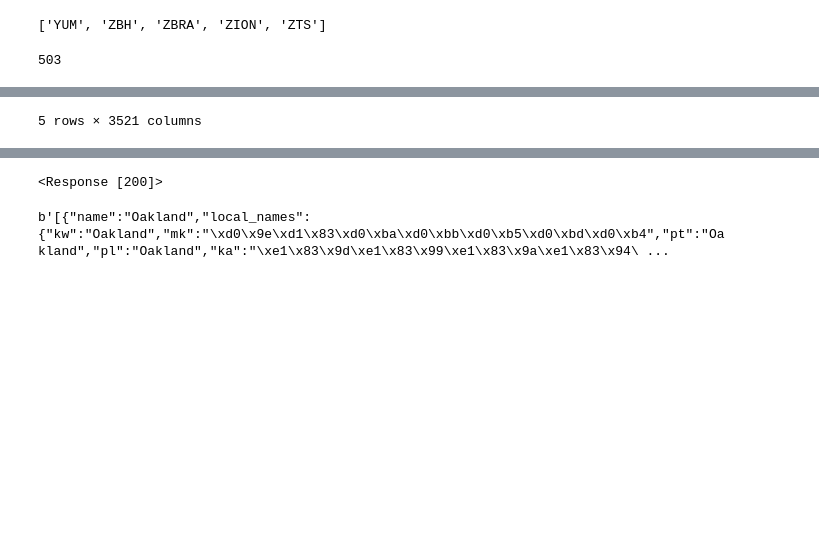
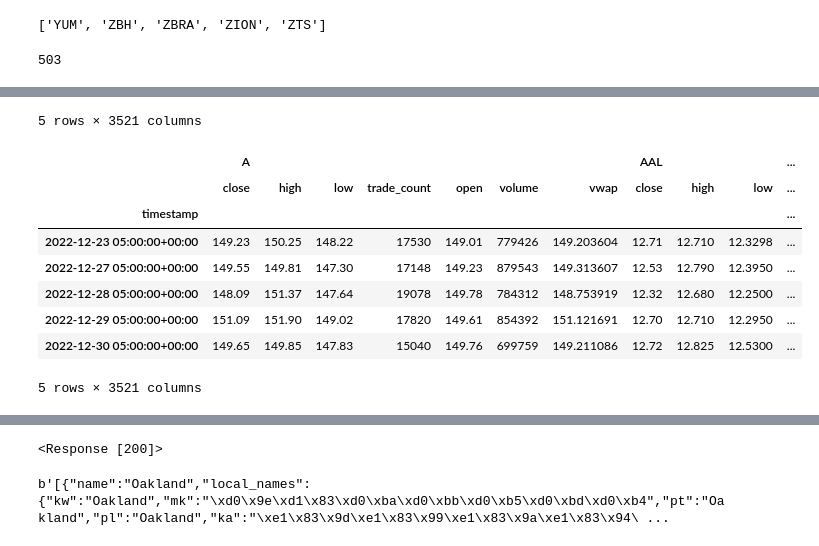
Before and after one commit to MontgomeryG/Group3Project1, a Jupyter notebook: InitialNotebook.ipynb, the cells around one changed output, grey strips where cells are left out. Cells and saved outputs as stored; diff of their text form; code cells hidden in the pictures; blank space fills up the shorter version.

Commit message:
Dataframe complete. Now need to generate daily precent returns

```diff
--- a/InitialNotebook.ipynb
+++ b/InitialNotebook.ipynb
@@ -339,13 +339,23 @@ snp500_2022_returns_df = pd.concat(df_list, axis=1, keys=snp500_symbols_list)
 # %%
 # Preview dataframe
 display(snp500_2022_returns_df.head())
+display(snp500_2022_returns_df.tail())
 # %% [output]
 |  | A |  |  |  |  |  |  | AAL |  |  | ... |
 |  | close | high | low | trade_count | open | volume | vwap | close | high | low | ... |
 | timestamp |  |  |  |  |  |  |  |  |  |  | ... |
 | 2022-01-03 05:00:00+00:00 | 156.48 | 159.44 | 153.93 | 24320 | 159.00 | 1855491 | 155.916852 | 18.75 | 19.1800 | 18.2000 | ... |
 | 2022-01-04 05:00:00+00:00 | 151.19 | 155.63 | 149.70 | 34709 | 155.49 | 2510184 | 151.522046 | 19.02 | 19.4600 | 18.8504 | ... |
 | 2022-01-05 05:00:00+00:00 | 148.60 | 153.10 | 148.53 | 27423 | 150.83 | 2966289 | 149.705613 | 18.68 | 19.3850 | 18.5100 | ... |
 | 2022-01-06 05:00:00+00:00 | 149.12 | 149.96 | 145.58 | 34443 | 148.85 | 2502203 | 148.493000 | 18.57 | 19.0599 | 18.3500 | ... |
 | 2022-01-07 05:00:00+00:00 | 145.15 | 149.73 | 145.09 | 28610 | 149.12 | 2415233 | 146.271401 | 19.28 | 19.5900 | 18.5800 | ... |
 5 rows × 3521 columns
+|  | A |  |  |  |  |  |  | AAL |  |  | ... |
+|  | close | high | low | trade_count | open | volume | vwap | close | high | low | ... |
+| timestamp |  |  |  |  |  |  |  |  |  |  | ... |
+| 2022-12-23 05:00:00+00:00 | 149.23 | 150.25 | 148.22 | 17530 | 149.01 | 779426 | 149.203604 | 12.71 | 12.710 | 12.3298 | ... |
+| 2022-12-27 05:00:00+00:00 | 149.55 | 149.81 | 147.30 | 17148 | 149.23 | 879543 | 149.313607 | 12.53 | 12.790 | 12.3950 | ... |
+| 2022-12-28 05:00:00+00:00 | 148.09 | 151.37 | 147.64 | 19078 | 149.78 | 784312 | 148.753919 | 12.32 | 12.680 | 12.2500 | ... |
+| 2022-12-29 05:00:00+00:00 | 151.09 | 151.90 | 149.02 | 17820 | 149.61 | 854392 | 151.121691 | 12.70 | 12.710 | 12.2950 | ... |
+| 2022-12-30 05:00:00+00:00 | 149.65 | 149.85 | 147.83 | 15040 | 149.76 | 699759 | 149.211086 | 12.72 | 12.825 | 12.5300 | ... |
+5 rows × 3521 columns
```
Also changed, not shown: parts of 8 cells of this notebook.
